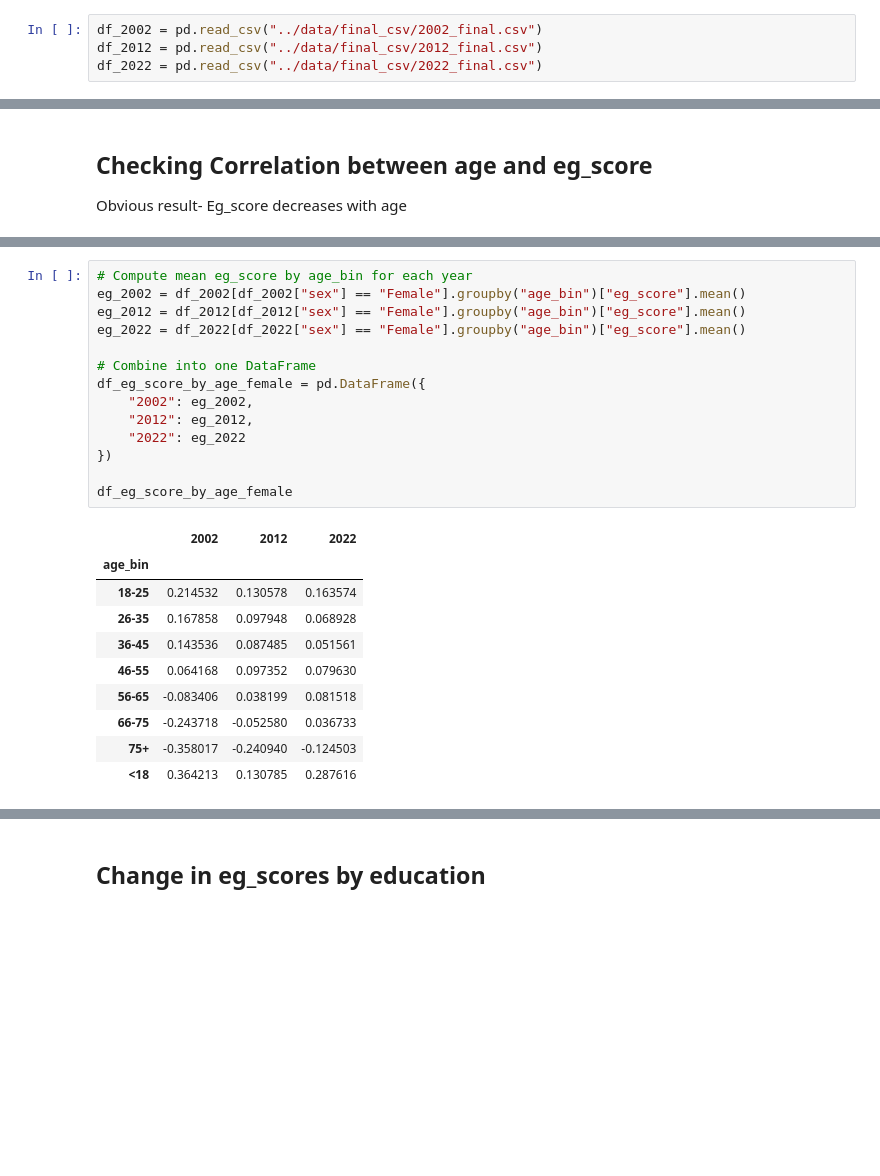
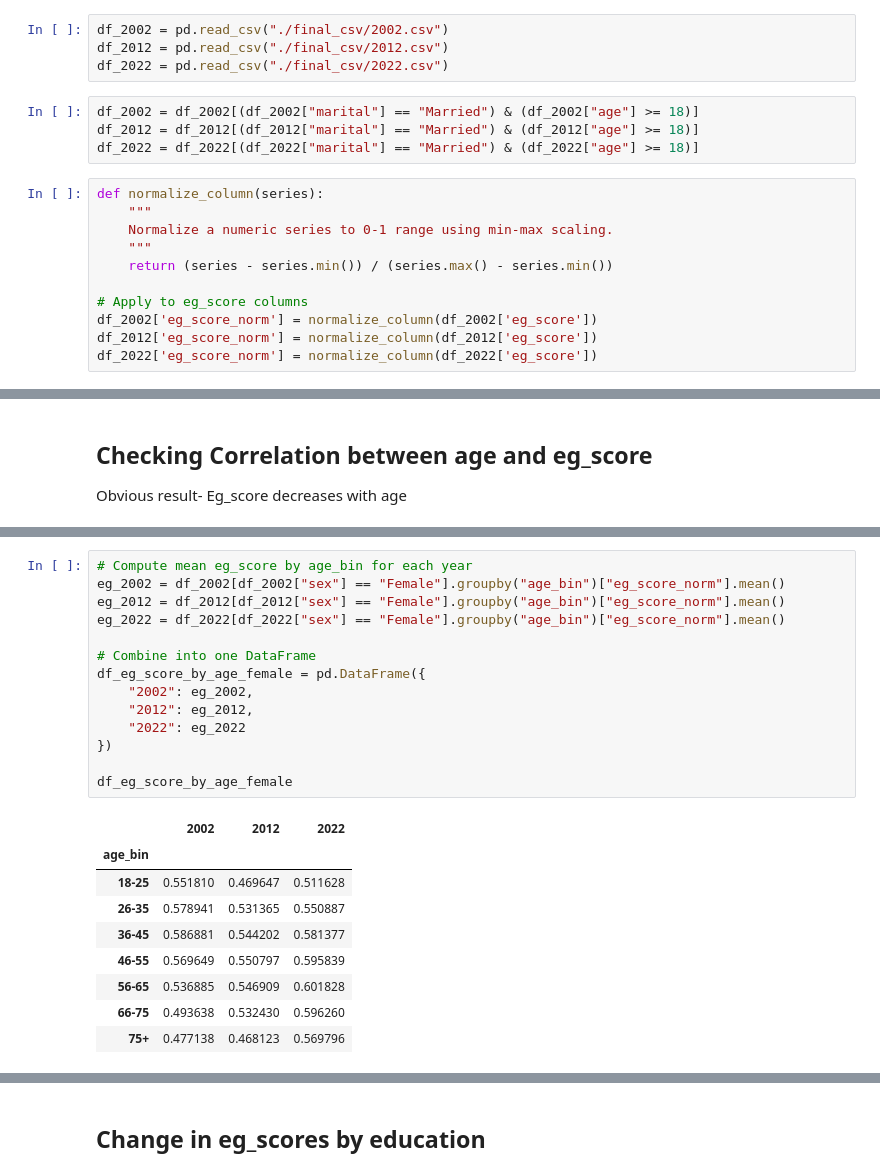
Before and after one commit to ashishpapanai/2025-02-ActionWords, a Jupyter notebook: notebooks/eg_score_v2.ipynb, the cells around one changed output, grey strips where cells are left out. Saved outputs shown, nothing was run; the diff lists cells and outputs as text; blank space fills up the shorter version.

```diff
--- a/notebooks/eg_score_v2.ipynb
+++ b/notebooks/eg_score_v2.ipynb
@@ -20,9 +20,24 @@ warnings.filterwarnings('ignore')
 # %% [markdown]
 ### Loading data
 # %%
-df_2002 = pd.read_csv("../data/final_csv/2002_final.csv")
-df_2012 = pd.read_csv("../data/final_csv/2012_final.csv")
-df_2022 = pd.read_csv("../data/final_csv/2022_final.csv")
+df_2002 = pd.read_csv("./final_csv/2002.csv")
+df_2012 = pd.read_csv("./final_csv/2012.csv")
+df_2022 = pd.read_csv("./final_csv/2022.csv")
+# %%
+df_2002 = df_2002[(df_2002["marital"] == "Married") & (df_2002["age"] >= 18)]
+df_2012 = df_2012[(df_2012["marital"] == "Married") & (df_2012["age"] >= 18)]
+df_2022 = df_2022[(df_2022["marital"] == "Married") & (df_2022["age"] >= 18)]
+# %%
+def normalize_column(series):
+    """
+    Normalize a numeric series to 0-1 range using min-max scaling.
+    """
+    return (series - series.min()) / (series.max() - series.min())
+
+# Apply to eg_score columns
+df_2002['eg_score_norm'] = normalize_column(df_2002['eg_score'])
+df_2012['eg_score_norm'] = normalize_column(df_2012['eg_score'])
+df_2022['eg_score_norm'] = normalize_column(df_2022['eg_score'])
 # %%
 fig, axes = plt.subplots(3, 2, figsize=(14, 12), sharey=True)
 
@@ -882,27 +1121,26 @@ df_eg_score_by_age_male
 # %%
 # Compute mean eg_score by age_bin for each year
-eg_2002 = df_2002[df_2002["sex"] == "Female"].groupby("age_bin")["eg_score"].mean()
-eg_2012 = df_2012[df_2012["sex"] == "Female"].groupby("age_bin")["eg_score"].mean()
-eg_2022 = df_2022[df_2022["sex"] == "Female"].groupby("age_bin")["eg_score"].mean()
+eg_2002 = df_2002[df_2002["sex"] == "Female"].groupby("age_bin")["eg_score_norm"].mean()
+eg_2012 = df_2012[df_2012["sex"] == "Female"].groupby("age_bin")["eg_score_norm"].mean()
+eg_2022 = df_2022[df_2022["sex"] == "Female"].groupby("age_bin")["eg_score_norm"].mean()
 
 # Combine into one DataFrame
 df_eg_score_by_age_female = pd.DataFrame({
     "2002": eg_2002,
     "2012": eg_2012,
     "2022": eg_2022
 })
 
 df_eg_score_by_age_female
 # %% [output]
 |  | 2002 | 2012 | 2022 |
 | age_bin |  |  |  |
-| 18-25 | 0.214532 | 0.130578 | 0.163574 |
-| 26-35 | 0.167858 | 0.097948 | 0.068928 |
-| 36-45 | 0.143536 | 0.087485 | 0.051561 |
-| 46-55 | 0.064168 | 0.097352 | 0.079630 |
-| 56-65 | -0.083406 | 0.038199 | 0.081518 |
-| 66-75 | -0.243718 | -0.052580 | 0.036733 |
-| 75+ | -0.358017 | -0.240940 | -0.124503 |
-| <18 | 0.364213 | 0.130785 | 0.287616 |
+| 18-25 | 0.551810 | 0.469647 | 0.511628 |
+| 26-35 | 0.578941 | 0.531365 | 0.550887 |
+| 36-45 | 0.586881 | 0.544202 | 0.581377 |
+| 46-55 | 0.569649 | 0.550797 | 0.595839 |
+| 56-65 | 0.536885 | 0.546909 | 0.601828 |
+| 66-75 | 0.493638 | 0.532430 | 0.596260 |
+| 75+ | 0.477138 | 0.468123 | 0.569796 |
 # %%
 eg_score_by_year = pd.DataFrame({
```
Also changed, not shown: parts of 48 cells of this notebook, 51 other files.
